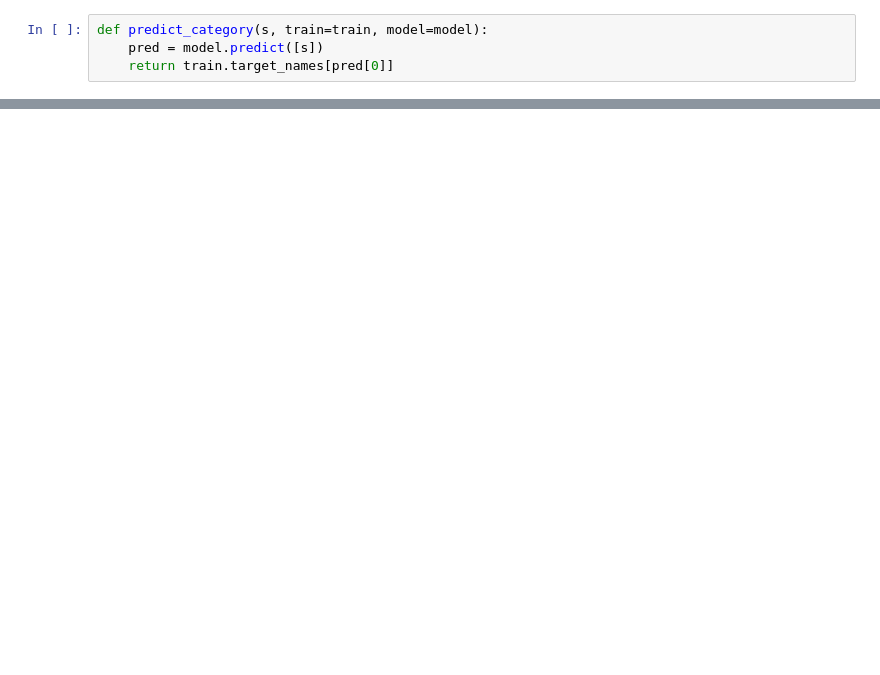
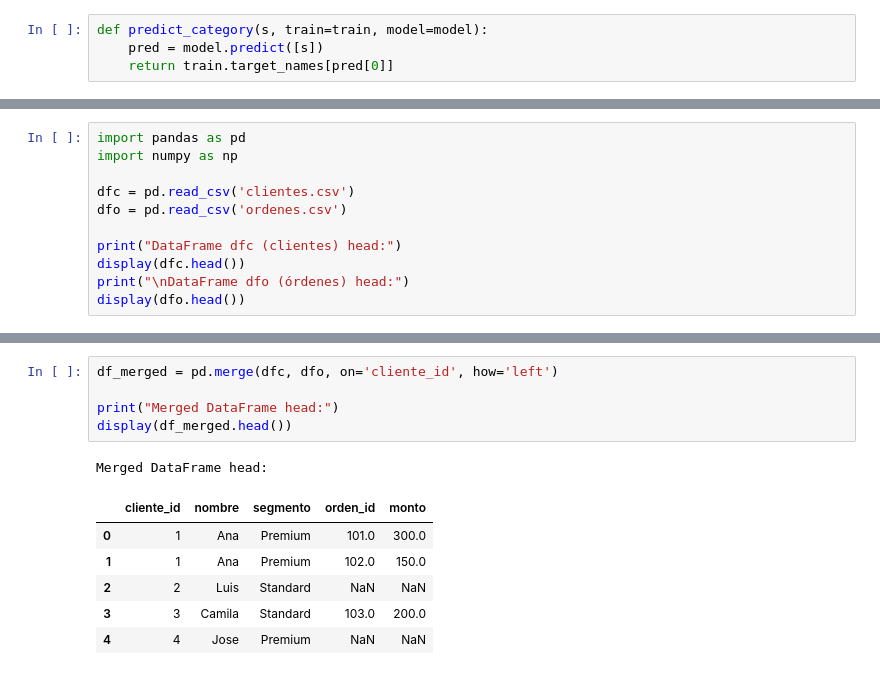
Before and after one commit to IvanRosP/mineria-de-datos, a Jupyter notebook: Mineria de datos.ipynb, the cells around one changed output, grey strips where cells are left out. Drawn from its saved outputs; the diff is of its cells as text; blank space fills up the shorter version.

```diff
--- a/Mineria de datos.ipynb
+++ b/Mineria de datos.ipynb
@@ -2267,0 +2025,11 @@ predict_category('determining the screen resolution')
+# %%
+import pandas as pd
+import numpy as np
+
+dfc = pd.read_csv('clientes.csv')
+dfo = pd.read_csv('ordenes.csv')
+
+print("DataFrame dfc (clientes) head:")
+display(dfc.head())
+print("\nDataFrame dfo (órdenes) head:")
+display(dfo.head())
@@ -2267,0 +2049,13 @@ predict_category('determining the screen resolution')
+# %%
+df_merged = pd.merge(dfc, dfo, on='cliente_id', how='left')
+
+print("Merged DataFrame head:")
+display(df_merged.head())
+# %% [output]
+Merged DataFrame head:
+|  | cliente_id | nombre | segmento | orden_id | monto |
+| 0 | 1 | Ana | Premium | 101.0 | 300.0 |
+| 1 | 1 | Ana | Premium | 102.0 | 150.0 |
+| 2 | 2 | Luis | Standard | NaN | NaN |
+| 3 | 3 | Camila | Standard | 103.0 | 200.0 |
+| 4 | 4 | Jose | Premium | NaN | NaN |
```
Also changed, not shown: parts of 71 cells of this notebook.
